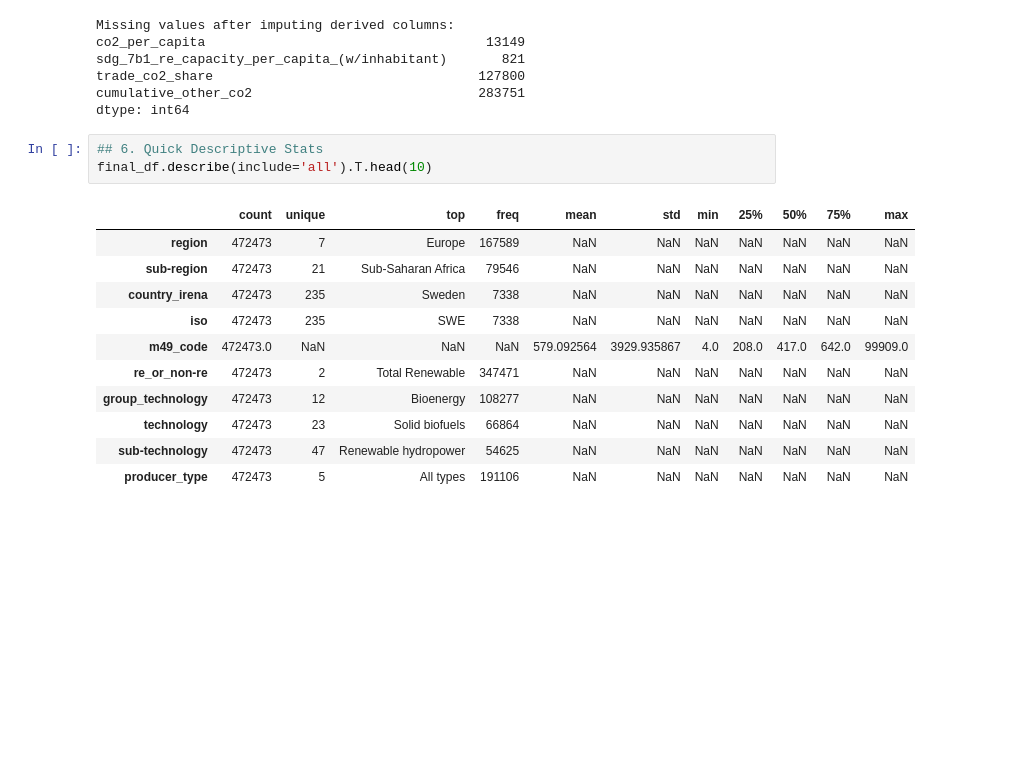
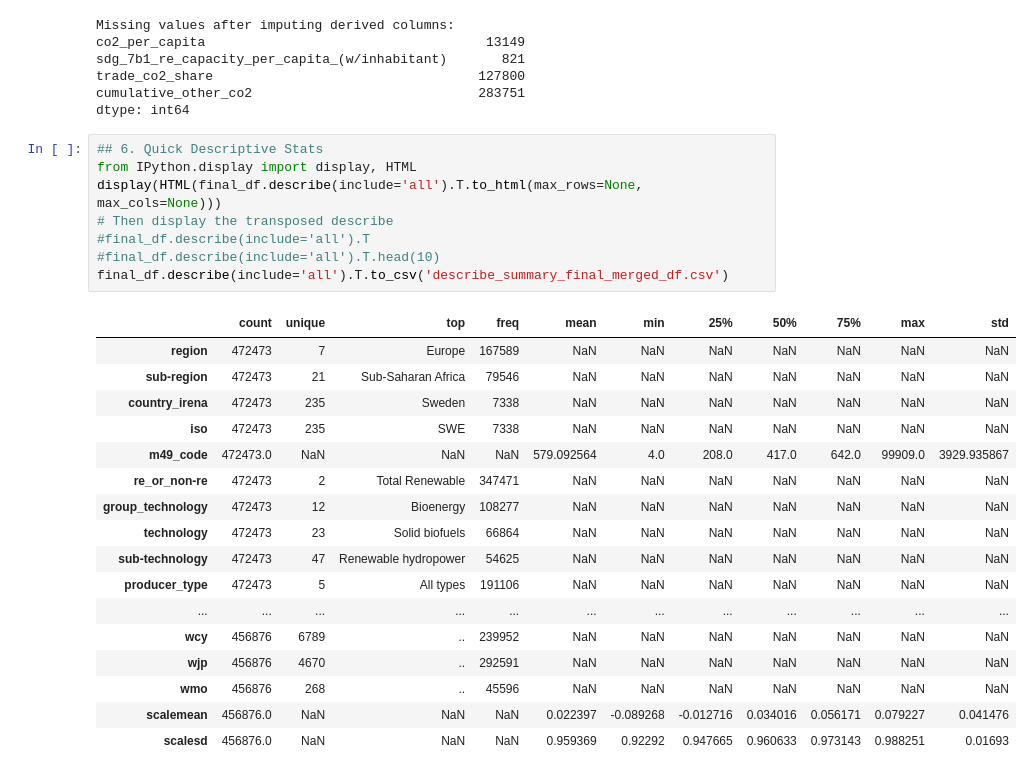
Before and after one commit to SpiralSnowflake/global_energy_analysis, a Jupyter notebook: notebooks/02_data_wrangling_analysis.ipynb, the cells around one changed output. Drawn from its saved outputs; the diff is of its cells as text; blank space fills up the shorter version.

```diff
--- a/notebooks/02_data_wrangling_analysis.ipynb
+++ b/notebooks/02_data_wrangling_analysis.ipynb
@@ -435,19 +435,30 @@ cumulative_other_co2                             283751
 dtype: int64
 # %%
 ## 6. Quick Descriptive Stats
-final_df.describe(include='all').T.head(10)
+from IPython.display import display, HTML
+display(HTML(final_df.describe(include='all').T.to_html(max_rows=None, max_cols=None)))
+# Then display the transposed describe
+#final_df.describe(include='all').T
+#final_df.describe(include='all').T.head(10)
+final_df.describe(include='all').T.to_csv('describe_summary_final_merged_df.csv')
 # %% [output]
-|  | count | unique | top | freq | mean | std | min | 25% | 50% | 75% | max |
+|  | count | unique | top | freq | mean | min | 25% | 50% | 75% | max | std |
 | region | 472473 | 7 | Europe | 167589 | NaN | NaN | NaN | NaN | NaN | NaN | NaN |
 | sub-region | 472473 | 21 | Sub-Saharan Africa | 79546 | NaN | NaN | NaN | NaN | NaN | NaN | NaN |
 | country_irena | 472473 | 235 | Sweden | 7338 | NaN | NaN | NaN | NaN | NaN | NaN | NaN |
 | iso | 472473 | 235 | SWE | 7338 | NaN | NaN | NaN | NaN | NaN | NaN | NaN |
-| m49_code | 472473.0 | NaN | NaN | NaN | 579.092564 | 3929.935867 | 4.0 | 208.0 | 417.0 | 642.0 | 99909.0 |
+| m49_code | 472473.0 | NaN | NaN | NaN | 579.092564 | 4.0 | 208.0 | 417.0 | 642.0 | 99909.0 | 3929.935867 |
 | re_or_non-re | 472473 | 2 | Total Renewable | 347471 | NaN | NaN | NaN | NaN | NaN | NaN | NaN |
 | group_technology | 472473 | 12 | Bioenergy | 108277 | NaN | NaN | NaN | NaN | NaN | NaN | NaN |
 | technology | 472473 | 23 | Solid biofuels | 66864 | NaN | NaN | NaN | NaN | NaN | NaN | NaN |
 | sub-technology | 472473 | 47 | Renewable hydropower | 54625 | NaN | NaN | NaN | NaN | NaN | NaN | NaN |
 | producer_type | 472473 | 5 | All types | 191106 | NaN | NaN | NaN | NaN | NaN | NaN | NaN |
+| ... | ... | ... | ... | ... | ... | ... | ... | ... | ... | ... | ... |
+| wcy | 456876 | 6789 | .. | 239952 | NaN | NaN | NaN | NaN | NaN | NaN | NaN |
+| wjp | 456876 | 4670 | .. | 292591 | NaN | NaN | NaN | NaN | NaN | NaN | NaN |
+| wmo | 456876 | 268 | .. | 45596 | NaN | NaN | NaN | NaN | NaN | NaN | NaN |
+| scalemean | 456876.0 | NaN | NaN | NaN | 0.022397 | -0.089268 | -0.012716 | 0.034016 | 0.056171 | 0.079227 | 0.041476 |
+| scalesd | 456876.0 | NaN | NaN | NaN | 0.959369 | 0.92292 | 0.947665 | 0.960633 | 0.973143 | 0.988251 | 0.01693 |
 # %%
 ## 6. Save final merged dataset
 final_path = final_dir / "final_combined.csv"
```
Also changed, not shown: parts of 1 cell of this notebook.
